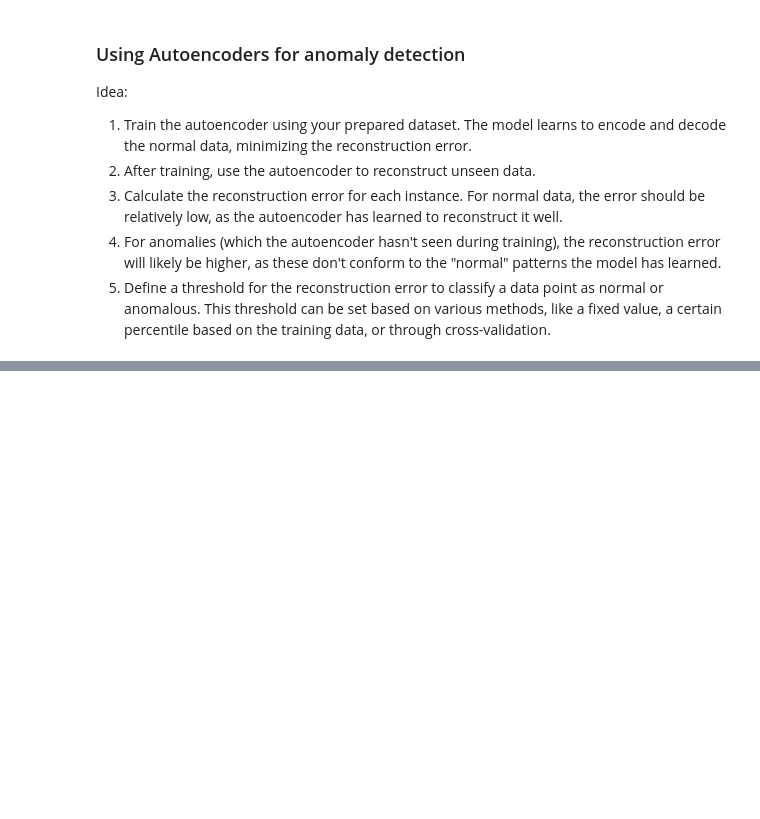
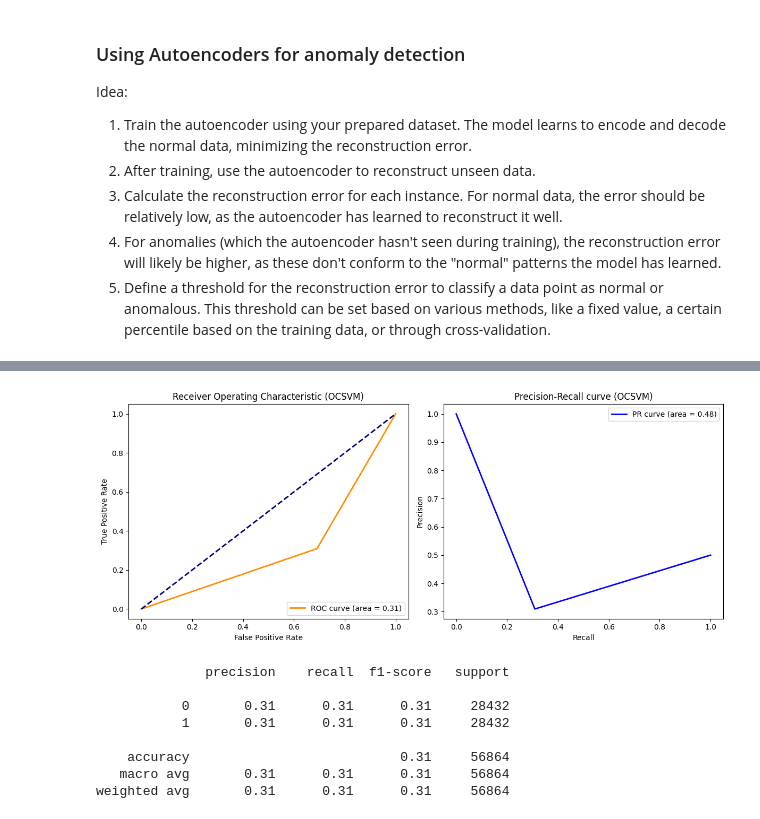
Before and after one commit to Hasosh/Credit-Card-Fraud-Detection, a Jupyter notebook: notebooks/anomaly_detection.ipynb, the cells around one changed output, grey strips where cells are left out. Drawn from its saved outputs; the diff is of its cells as text; code cells hidden in the pictures; blank space fills up the shorter version.

```diff
--- a/notebooks/anomaly_detection.ipynb
+++ b/notebooks/anomaly_detection.ipynb
@@ -1652,0 +1891,4 @@ Idea:
+# %%
+y_pred_test = outliers
+# Convert predictions to match y_test labels (0 for anomalies, 1 for normal)
+y_pred_test = y_pred_test.astype(int)
@@ -1652,0 +1899,15 @@ Idea:
+# %%
+from sklearn.metrics import precision_score, recall_score, f1_score, roc_auc_score
+
+# Evaluate method
+precision = precision_score(y_test, y_pred_test)
+recall = recall_score(y_test, y_pred_test)
+f1_score = f1_score(y_test, y_pred_test)
+roc_auc = roc_auc_score(y_test, y_pred_test)
+
+# Print evaluation metrics
+print("Evaluation Metrics for k=2:")
+print(f"Precision: {precision}")
+print(f"Recall: {recall}")
+print(f"F1-Score: {f1_score}")
+print(f"AUC-ROC: {roc_auc}")
@@ -1652,0 +1920,58 @@ Idea:
+# %%
+from sklearn.metrics import (
+    f1_score,
+    confusion_matrix,
+    mean_absolute_error,
+    mean_squared_error,
+    precision_recall_curve,
+    r2_score,
+    roc_auc_score,
+    classification_report,
+    roc_curve,
+    auc
+)
+
+
+# Calculate ROC Curve and AUC
+fpr, tpr, _ = roc_curve(y_test, y_pred_test)
+roc_auc = auc(fpr, tpr)
+
+# Calculate Precision-Recall Curve and AUC
+precision, recall, _ = precision_recall_curve(y_test, y_pred_test)
+pr_auc = auc(recall, precision)
+
+# Generate a classification report
+class_report = classification_report(y_test, y_pred_test)
+
+# Plotting the ROC and Precision-Recall Curves
+plt.figure(figsize=(12, 5))
+
+plt.subplot(1, 2, 1)
+plt.plot(fpr, tpr, color='darkorange', lw=2, label=f'ROC curve (area = {roc_auc:.2f})')
+plt.plot([0, 1], [0, 1], color='navy', lw=2, linestyle='--')
+plt.xlabel('False Positive Rate')
+plt.ylabel('True Positive Rate')
+plt.title('Receiver Operating Characteristic (OCSVM)')
+plt.legend(loc="lower right")
+
+plt.subplot(1, 2, 2)
+plt.plot(recall, precision, color='blue', lw=2, label=f'PR curve (area = {pr_auc:.2f})')
+plt.xlabel('Recall')
+plt.ylabel('Precision')
+plt.title('Precision-Recall curve (OCSVM)')
+plt.legend(loc="upper right")
+
+plt.tight_layout()
+plt.show()
+
+print(class_report)
+# %% [output]
+[figure, added]
+              precision    recall  f1-score   support
+
+           0       0.31      0.31      0.31     28432
+           1       0.31      0.31      0.31     28432
+
+    accuracy                           0.31     56864
+   macro avg       0.31      0.31      0.31     56864
+weighted avg       0.31      0.31      0.31     56864
```
Also changed, not shown: parts of 33 cells of this notebook, 1 other file.
